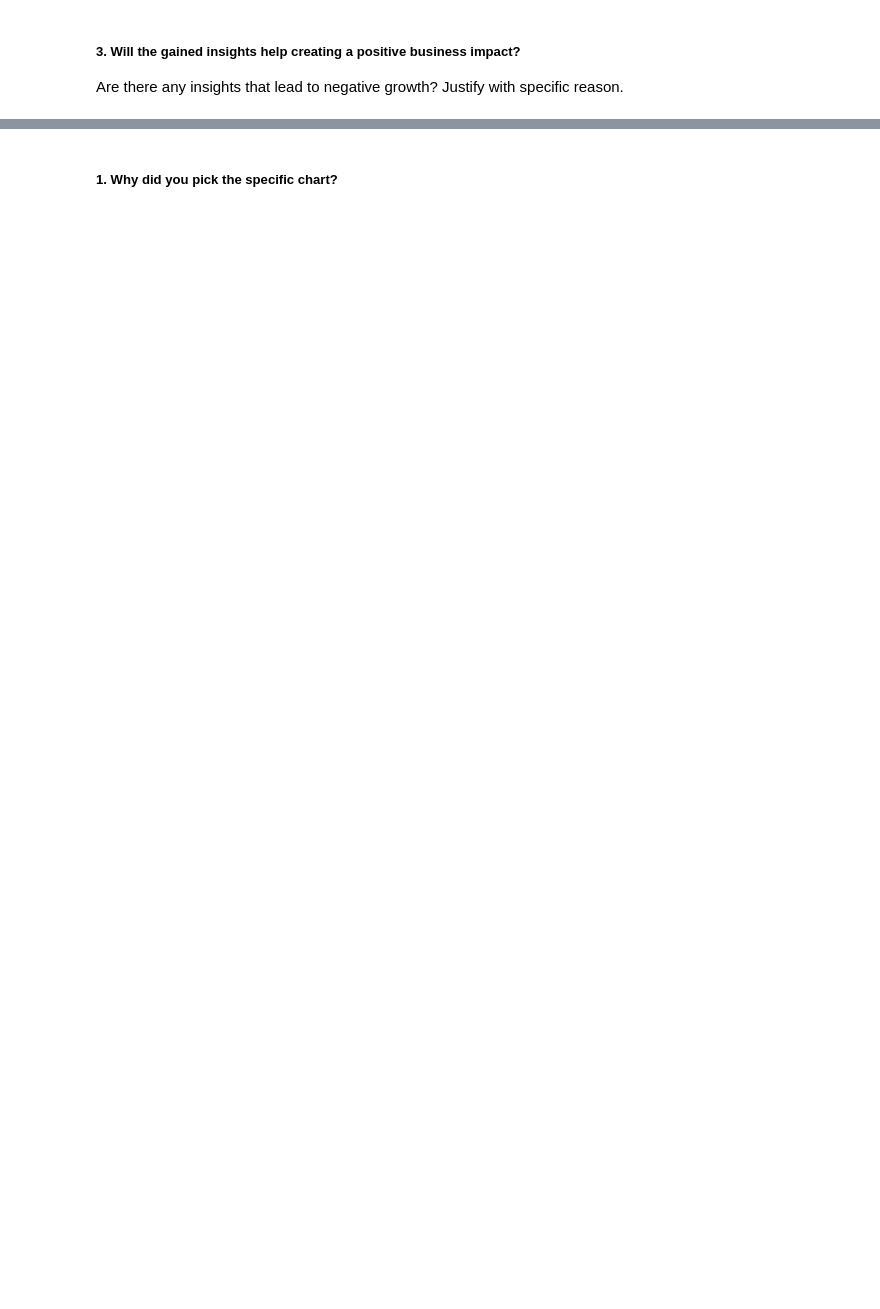
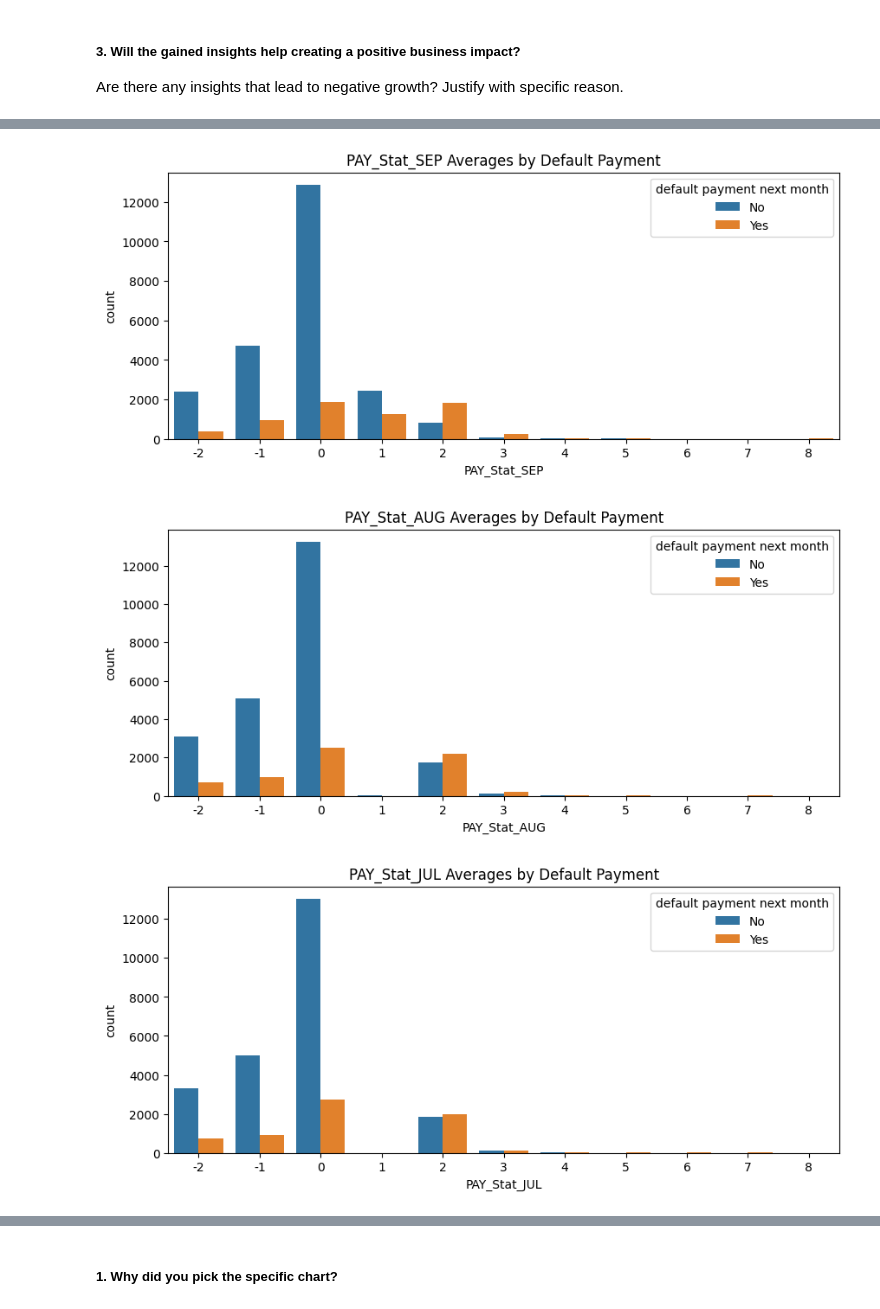
Before and after one commit to akshat0522/Credit-Card-Default-Prediction-Project, a Jupyter notebook: Credit_Card_Default_Prediction.ipynb, the cells around one changed output, grey strips where cells are left out. Cells and saved outputs as stored; diff of their text form; code cells hidden in the pictures; blank space fills up the shorter version.

```diff
--- a/Credit_Card_Default_Prediction.ipynb
+++ b/Credit_Card_Default_Prediction.ipynb
@@ -601,0 +608,11 @@ Answer Here
+# %%
+# Visualise Repayment Status Averages Vs Defaults
+for column in Data.columns[5:11]:
+    plt.figure(figsize=(10, 4))
+    sns.countplot(x = column, hue='default payment next month', data=Data)
+    plt.title(f'{column} Averages by Default Payment')
+    plt.show()
+# %% [output]
+[figure, added]
+[figure, added]
+[figure, added]
```
Also changed, not shown: parts of 35 cells of this notebook.
